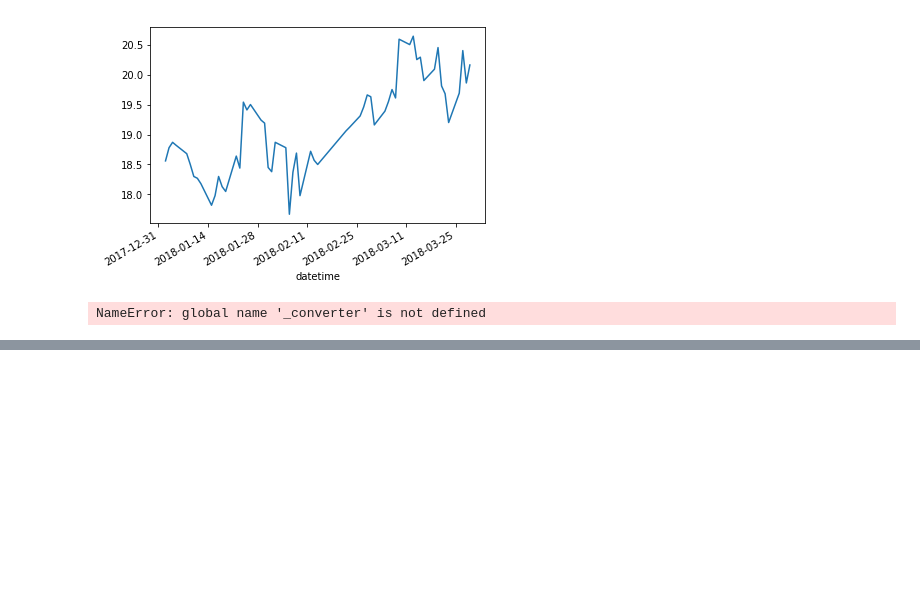
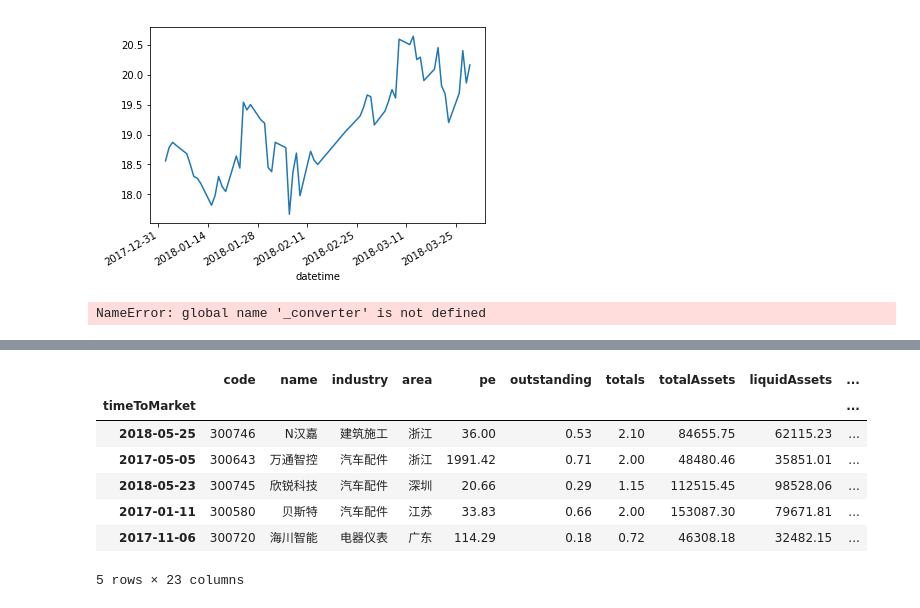
Before and after one commit to Rockyzsu/stock, a Jupyter notebook: stock_analysis.ipynb, the cells around one changed output, grey strips where cells are left out. Saved outputs shown, nothing was run; the diff lists cells and outputs as text; code cells hidden in the pictures; blank space fills up the shorter version.

```diff
--- a/stock_analysis.ipynb
+++ b/stock_analysis.ipynb
@@ -114,0 +119,15 @@ NameError: global name '_converter' is not defined
+# %%
+obj = Filter_Stock()
+# %%
+df = obj.get_new_stock('2015','2015')
+# %%
+df.head()
+# %% [output]
+|  | code | name | industry | area | pe | outstanding | totals | totalAssets | liquidAssets | ... |
+| timeToMarket |  |  |  |  |  |  |  |  |  | ... |
+| 2018-05-25 | 300746 | N汉嘉 | 建筑施工 | 浙江 | 36.00 | 0.53 | 2.10 | 84655.75 | 62115.23 | ... |
+| 2017-05-05 | 300643 | 万通智控 | 汽车配件 | 浙江 | 1991.42 | 0.71 | 2.00 | 48480.46 | 35851.01 | ... |
+| 2018-05-23 | 300745 | 欣锐科技 | 汽车配件 | 深圳 | 20.66 | 0.29 | 1.15 | 112515.45 | 98528.06 | ... |
+| 2017-01-11 | 300580 | 贝斯特 | 汽车配件 | 江苏 | 33.83 | 0.66 | 2.00 | 153087.30 | 79671.81 | ... |
+| 2017-11-06 | 300720 | 海川智能 | 电器仪表 | 广东 | 114.29 | 0.18 | 0.72 | 46308.18 | 32482.15 | ... |
+5 rows × 23 columns
```
Also changed, not shown: parts of 3 cells of this notebook, 4 other files.
